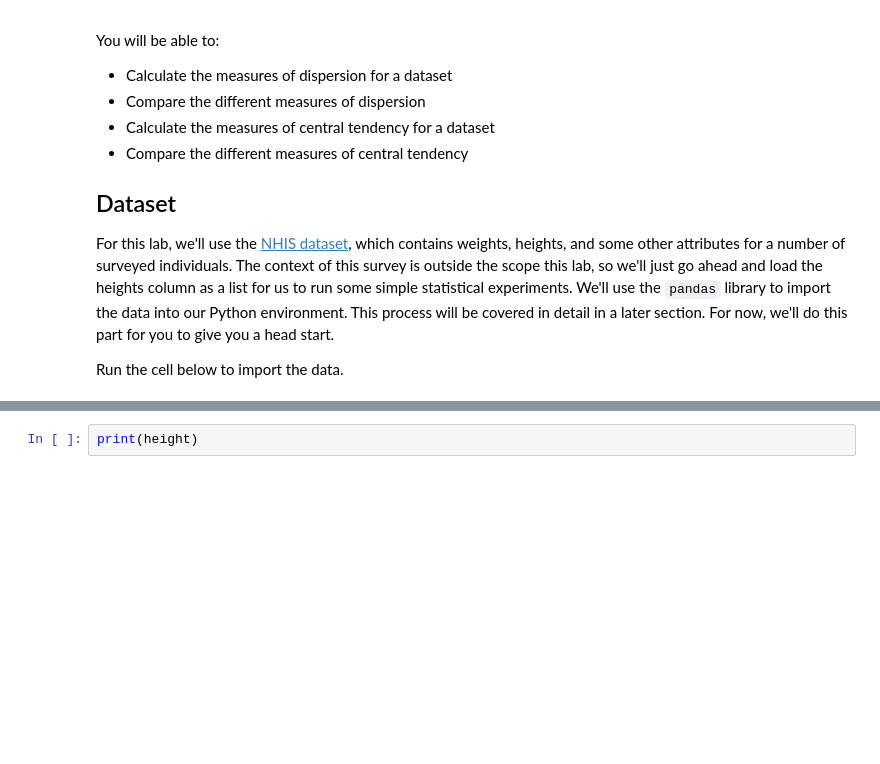
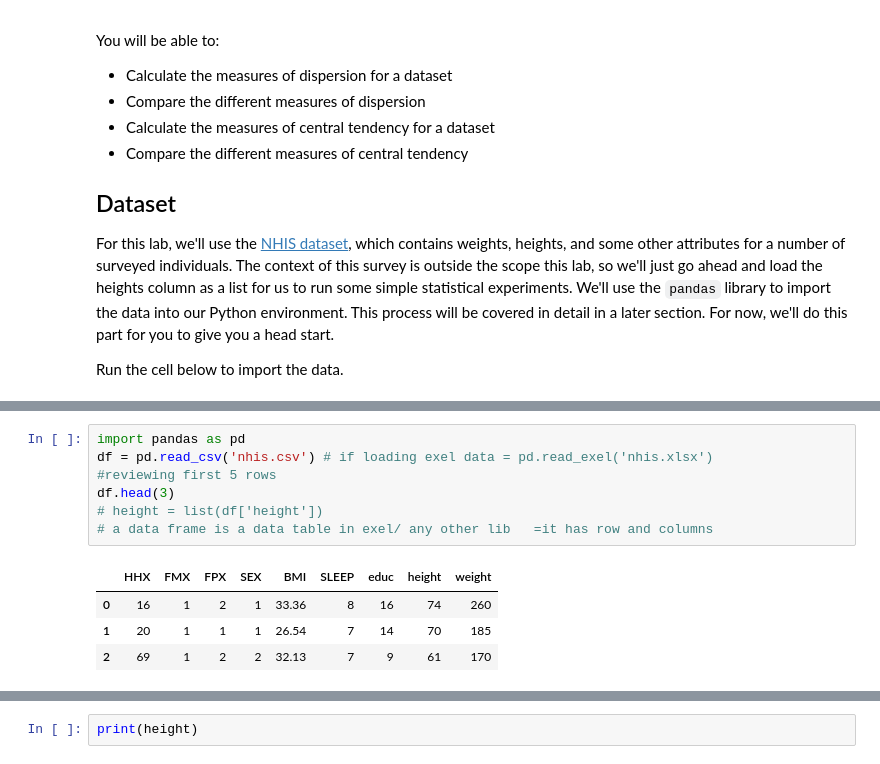
Before and after one commit to zippy345/dsc-implementing-statistics-with-functions-lab, a Jupyter notebook: index.ipynb, the cells around one changed output, grey strips where cells are left out. Cells and saved outputs as stored; diff of their text form; blank space fills up the shorter version.

```diff
--- a/index.ipynb
+++ b/index.ipynb
@@ -24,0 +32,12 @@ height = list(df['height'])
+# %%
+import pandas as pd
+df = pd.read_csv('nhis.csv') # if loading exel data = pd.read_exel('nhis.xlsx')
+#reviewing first 5 rows
+df.head(3)
+# height = list(df['height'])
+# a data frame is a data table in exel/ any other lib   =it has row and columns
+# %% [output]
+|  | HHX | FMX | FPX | SEX | BMI | SLEEP | educ | height | weight |
+| 0 | 16 | 1 | 2 | 1 | 33.36 | 8 | 16 | 74 | 260 |
+| 1 | 20 | 1 | 1 | 1 | 26.54 | 7 | 14 | 70 | 185 |
+| 2 | 69 | 1 | 2 | 2 | 32.13 | 7 | 9 | 61 | 170 |
```
Also changed, not shown: parts of 24 cells of this notebook.
